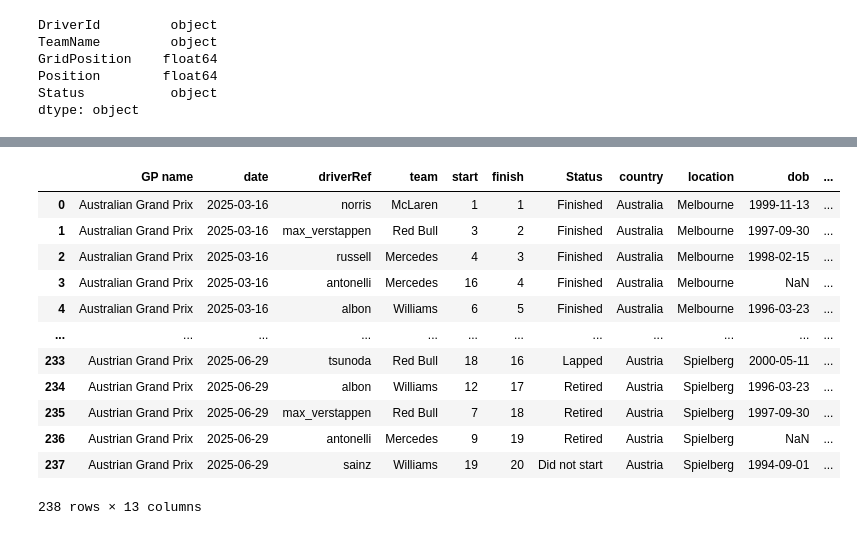
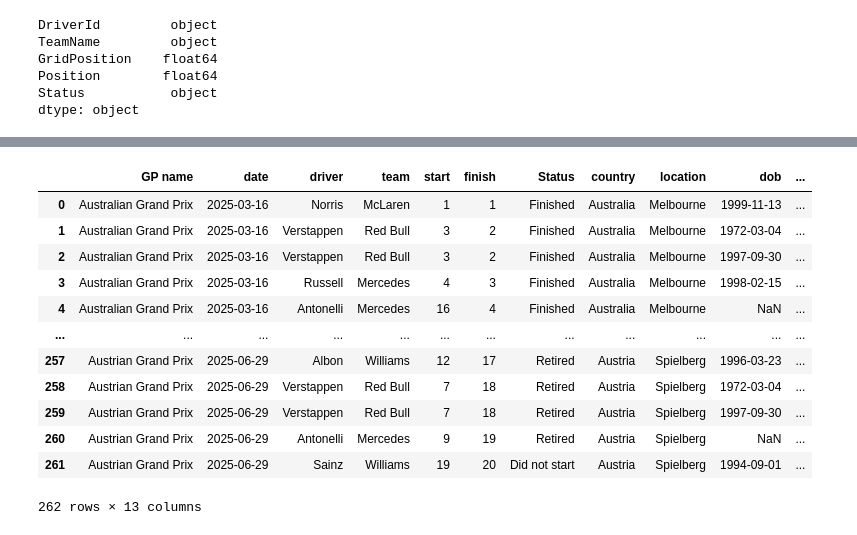
Before and after one commit to Ehte08/F1-Predictor, a Jupyter notebook: fastf12025.ipynb, the cells around one changed output, grey strips where cells are left out. Cells and saved outputs as stored; diff of their text form; code cells hidden in the pictures.

Commit message:
added the  weather and season 2025 stats

```diff
--- a/fastf12025.ipynb
+++ b/fastf12025.ipynb
@@ -99,8 +85,9 @@ for race in range(1, 12):
     results['country']  = gp['Country']
     results['location'] = gp['Location']
     results['date'] = gp['EventDate']
+    results['driver'] = results['FullName'].apply(lambda x: x.split()[-1])
 
-    keep = ['GP name', 'date', 'DriverId', 'TeamName', 'GridPosition', 'Position', 'Status', 'country', 'location']
+    keep = ['GP name', 'date', 'driver', 'TeamName', 'GridPosition', 'Position', 'Status', 'country', 'location']
     results = results[keep].reset_index(drop=True)
 
     season2025.append(results)
@@ -146,2 +110,0 @@ array(['Finished', 'Retired', 'Lapped', 'Disqualified', 'Did not start'],
-# %%
-season2025 = season2025.rename(columns={'DriverId': 'driverRef'})
@@ -164,7 +111,7 @@ season2025
 # %%
-drivers = pd.read_csv('./datasets/drivers.csv')
-circuits = pd.read_csv('./datasets/circuits.csv')
-constructors = pd.read_csv('./datasets/constructors.csv')
+drivers = pd.read_csv('./f1_datasets/drivers.csv')
+circuits = pd.read_csv('./f1_datasets/circuits.csv')
+constructors = pd.read_csv('./f1_datasets/constructors.csv')
 season2025 = season2025.rename(columns={
     'GridPosition': 'start',
     'Position': 'finish',
@@ -197,37 +144,39 @@ team_map = {
 }
 season2025['team'] = season2025['team'].replace(team_map)
 season2025['GP name'] = season2025['GP name'].replace(gp_map, regex=True)
+# %%
+drivers = drivers.rename(columns={'surname':'driver'})
 # %%
 season2025 = season2025.merge(
-    drivers[['driverRef', 'dob', 'nationality']],
-    on='driverRef',
+    drivers[['driver', 'dob', 'nationality']],
+    on='driver',
     how='left'
 )
 season2025 = season2025.merge(
     circuits[['location', 'name']],
     on='location',
     how='left'
 )
 season2025 = season2025.merge(
     constructors[['team','nationality']],
     on='team',
     how='left'
 )
 season2025
 # %% [output]
-|  | GP name | date | driverRef | team | start | finish | Status | country | location | dob | ... |
-| 0 | Australian Grand Prix | 2025-03-16 | norris | McLaren | 1 | 1 | Finished | Australia | Melbourne | 1999-11-13 | ... |
-| 1 | Australian Grand Prix | 2025-03-16 | max_verstappen | Red Bull | 3 | 2 | Finished | Australia | Melbourne | 1997-09-30 | ... |
-| 2 | Australian Grand Prix | 2025-03-16 | russell | Mercedes | 4 | 3 | Finished | Australia | Melbourne | 1998-02-15 | ... |
-| 3 | Australian Grand Prix | 2025-03-16 | antonelli | Mercedes | 16 | 4 | Finished | Australia | Melbourne | NaN | ... |
-| 4 | Australian Grand Prix | 2025-03-16 | albon | Williams | 6 | 5 | Finished | Australia | Melbourne | 1996-03-23 | ... |
+|  | GP name | date | driver | team | start | finish | Status | country | location | dob | ... |
+| 0 | Australian Grand Prix | 2025-03-16 | Norris | McLaren | 1 | 1 | Finished | Australia | Melbourne | 1999-11-13 | ... |
+| 1 | Australian Grand Prix | 2025-03-16 | Verstappen | Red Bull | 3 | 2 | Finished | Australia | Melbourne | 1972-03-04 | ... |
+| 2 | Australian Grand Prix | 2025-03-16 | Verstappen | Red Bull | 3 | 2 | Finished | Australia | Melbourne | 1997-09-30 | ... |
+| 3 | Australian Grand Prix | 2025-03-16 | Russell | Mercedes | 4 | 3 | Finished | Australia | Melbourne | 1998-02-15 | ... |
+| 4 | Australian Grand Prix | 2025-03-16 | Antonelli | Mercedes | 16 | 4 | Finished | Australia | Melbourne | NaN | ... |
 | ... | ... | ... | ... | ... | ... | ... | ... | ... | ... | ... | ... |
-| 233 | Austrian Grand Prix | 2025-06-29 | tsunoda | Red Bull | 18 | 16 | Lapped | Austria | Spielberg | 2000-05-11 | ... |
-| 234 | Austrian Grand Prix | 2025-06-29 | albon | Williams | 12 | 17 | Retired | Austria | Spielberg | 1996-03-23 | ... |
-| 235 | Austrian Grand Prix | 2025-06-29 | max_verstappen | Red Bull | 7 | 18 | Retired | Austria | Spielberg | 1997-09-30 | ... |
-| 236 | Austrian Grand Prix | 2025-06-29 | antonelli | Mercedes | 9 | 19 | Retired | Austria | Spielberg | NaN | ... |
-| 237 | Austrian Grand Prix | 2025-06-29 | sainz | Williams | 19 | 20 | Did not start | Austria | Spielberg | 1994-09-01 | ... |
+| 257 | Austrian Grand Prix | 2025-06-29 | Albon | Williams | 12 | 17 | Retired | Austria | Spielberg | 1996-03-23 | ... |
+| 258 | Austrian Grand Prix | 2025-06-29 | Verstappen | Red Bull | 7 | 18 | Retired | Austria | Spielberg | 1972-03-04 | ... |
+| 259 | Austrian Grand Prix | 2025-06-29 | Verstappen | Red Bull | 7 | 18 | Retired | Austria | Spielberg | 1997-09-30 | ... |
+| 260 | Austrian Grand Prix | 2025-06-29 | Antonelli | Mercedes | 9 | 19 | Retired | Austria | Spielberg | NaN | ... |
+| 261 | Austrian Grand Prix | 2025-06-29 | Sainz | Williams | 19 | 20 | Did not start | Austria | Spielberg | 1994-09-01 | ... |
-238 rows × 13 columns
+262 rows × 13 columns
 # %%
 season2025.dtypes
 # %% [output]
```
Also changed, not shown: parts of 28 cells of this notebook, 4 other files.
